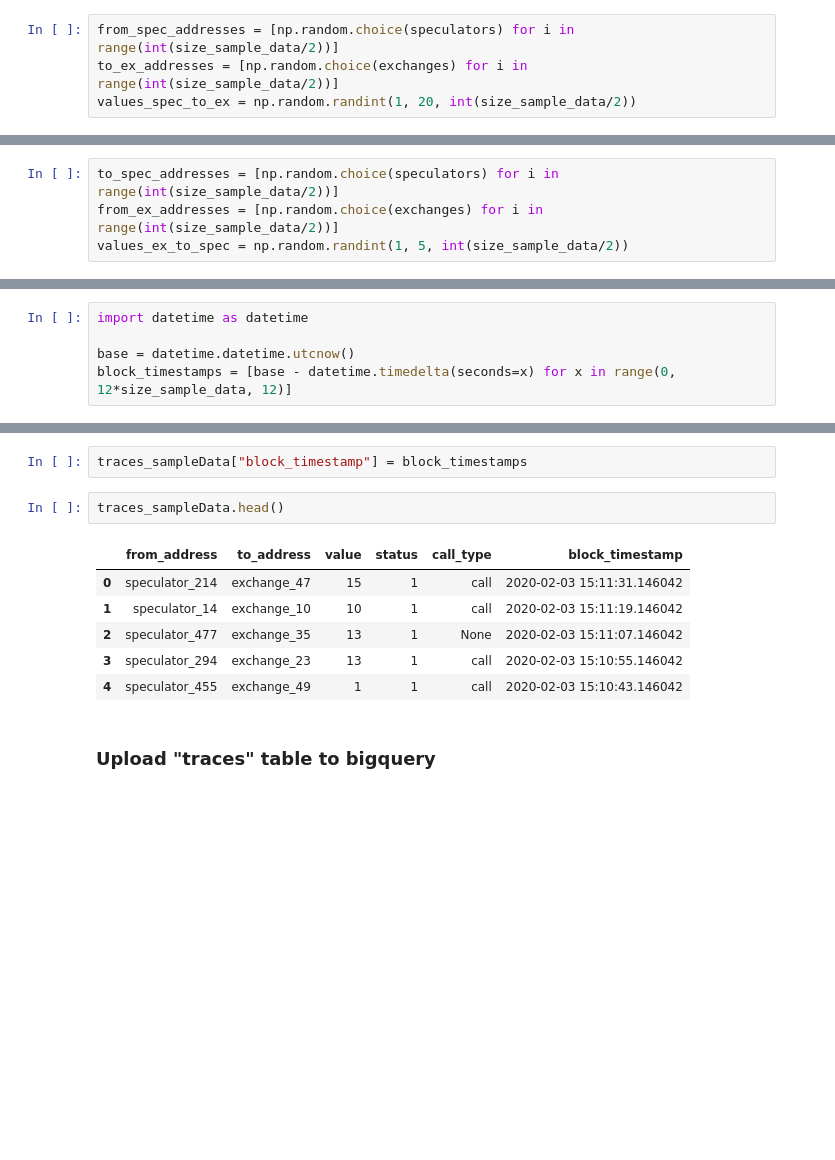
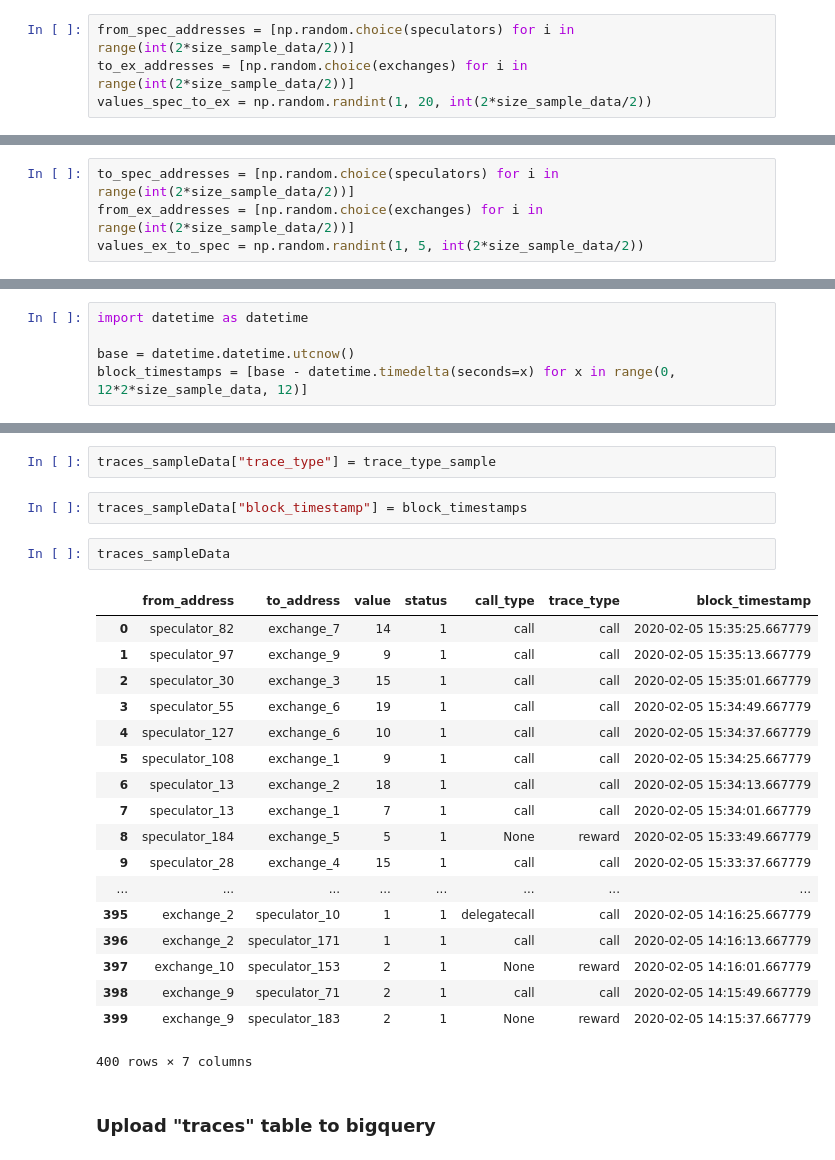
Before and after one commit to mgsgde/ethcluster, a Jupyter notebook: bigquery/bigquery_sql.tests.ipynb, the cells around one changed output, grey strips where cells are left out. Cells and saved outputs as stored; diff of their text form; blank space fills up the shorter version.

```diff
--- a/bigquery/bigquery_sql.tests.ipynb
+++ b/bigquery/bigquery_sql.tests.ipynb
@@ -67,17 +79,17 @@ addresses_testdata.to_gbq('ethereum_us.addresses_testdata', if_exists="replace")
 # %% [markdown]
 ### Generate sample transactions (speculators to exchanges)
 # %%
-from_spec_addresses = [np.random.choice(speculators) for i in range(int(size_sample_data/2))]
-to_ex_addresses = [np.random.choice(exchanges) for i in range(int(size_sample_data/2))]
-values_spec_to_ex = np.random.randint(1, 20, int(size_sample_data/2))
+from_spec_addresses = [np.random.choice(speculators) for i in range(int(2*size_sample_data/2))]
+to_ex_addresses = [np.random.choice(exchanges) for i in range(int(2*size_sample_data/2))]
+values_spec_to_ex = np.random.randint(1, 20, int(2*size_sample_data/2))
 # %%
 txdata1 = pd.DataFrame(zip(from_spec_addresses, to_ex_addresses, values_spec_to_ex), columns=["from_address", "to_address", "value"])
 # %% [markdown]
 ### Generate sample transactions (exchanges to speculators)
 # %%
-to_spec_addresses = [np.random.choice(speculators) for i in range(int(size_sample_data/2))]
-from_ex_addresses = [np.random.choice(exchanges) for i in range(int(size_sample_data/2))]
-values_ex_to_spec = np.random.randint(1, 5, int(size_sample_data/2))
+to_spec_addresses = [np.random.choice(speculators) for i in range(int(2*size_sample_data/2))]
+from_ex_addresses = [np.random.choice(exchanges) for i in range(int(2*size_sample_data/2))]
+values_ex_to_spec = np.random.randint(1, 5, int(2*size_sample_data/2))
 # %%
 txdata2 = pd.DataFrame(zip(from_ex_addresses, to_spec_addresses, values_ex_to_spec), columns=["from_address", "to_address", "value"])
 # %% [markdown]
@@ -90,7 +102,7 @@ txdata = txdata1.append(txdata2).reset_index(drop=True)
 import datetime as datetime
 
 base = datetime.datetime.utcnow()
-block_timestamps = [base - datetime.timedelta(seconds=x) for x in range(0, 12*size_sample_data, 12)]
+block_timestamps = [base - datetime.timedelta(seconds=x) for x in range(0, 12*2*size_sample_data, 12)]
 # %% [markdown]
 ### Merge data to sample "traces" table
 # %%
@@ -99,17 +111,31 @@ traces_sampleData = txdata.copy()
 traces_sampleData["status"] = status_sample
 # %%
 traces_sampleData["call_type"] = call_type_sample
+# %%
+traces_sampleData["trace_type"] = trace_type_sample
 # %%
 traces_sampleData["block_timestamp"] = block_timestamps
 # %%
-traces_sampleData.head()
+traces_sampleData
 # %% [output]
-|  | from_address | to_address | value | status | call_type | block_timestamp |
-| 0 | speculator_214 | exchange_47 | 15 | 1 | call | 2020-02-03 15:11:31.146042 |
-| 1 | speculator_14 | exchange_10 | 10 | 1 | call | 2020-02-03 15:11:19.146042 |
-| 2 | speculator_477 | exchange_35 | 13 | 1 | None | 2020-02-03 15:11:07.146042 |
-| 3 | speculator_294 | exchange_23 | 13 | 1 | call | 2020-02-03 15:10:55.146042 |
-| 4 | speculator_455 | exchange_49 | 1 | 1 | call | 2020-02-03 15:10:43.146042 |
+|  | from_address | to_address | value | status | call_type | trace_type | block_timestamp |
+| 0 | speculator_82 | exchange_7 | 14 | 1 | call | call | 2020-02-05 15:35:25.667779 |
+| 1 | speculator_97 | exchange_9 | 9 | 1 | call | call | 2020-02-05 15:35:13.667779 |
+| 2 | speculator_30 | exchange_3 | 15 | 1 | call | call | 2020-02-05 15:35:01.667779 |
+| 3 | speculator_55 | exchange_6 | 19 | 1 | call | call | 2020-02-05 15:34:49.667779 |
+| 4 | speculator_127 | exchange_6 | 10 | 1 | call | call | 2020-02-05 15:34:37.667779 |
+| 5 | speculator_108 | exchange_1 | 9 | 1 | call | call | 2020-02-05 15:34:25.667779 |
+| 6 | speculator_13 | exchange_2 | 18 | 1 | call | call | 2020-02-05 15:34:13.667779 |
+| 7 | speculator_13 | exchange_1 | 7 | 1 | call | call | 2020-02-05 15:34:01.667779 |
+| 8 | speculator_184 | exchange_5 | 5 | 1 | None | reward | 2020-02-05 15:33:49.667779 |
+| 9 | speculator_28 | exchange_4 | 15 | 1 | call | call | 2020-02-05 15:33:37.667779 |
+| ... | ... | ... | ... | ... | ... | ... | ... |
+| 395 | exchange_2 | speculator_10 | 1 | 1 | delegatecall | call | 2020-02-05 14:16:25.667779 |
+| 396 | exchange_2 | speculator_171 | 1 | 1 | call | call | 2020-02-05 14:16:13.667779 |
+| 397 | exchange_10 | speculator_153 | 2 | 1 | None | reward | 2020-02-05 14:16:01.667779 |
+| 398 | exchange_9 | speculator_71 | 2 | 1 | call | call | 2020-02-05 14:15:49.667779 |
+| 399 | exchange_9 | speculator_183 | 2 | 1 | None | reward | 2020-02-05 14:15:37.667779 |
+400 rows × 7 columns
 # %% [markdown]
 ### Upload "traces" table to bigquery
 # %%
```
Also changed, not shown: parts of 25 cells of this notebook, 1 other file.
